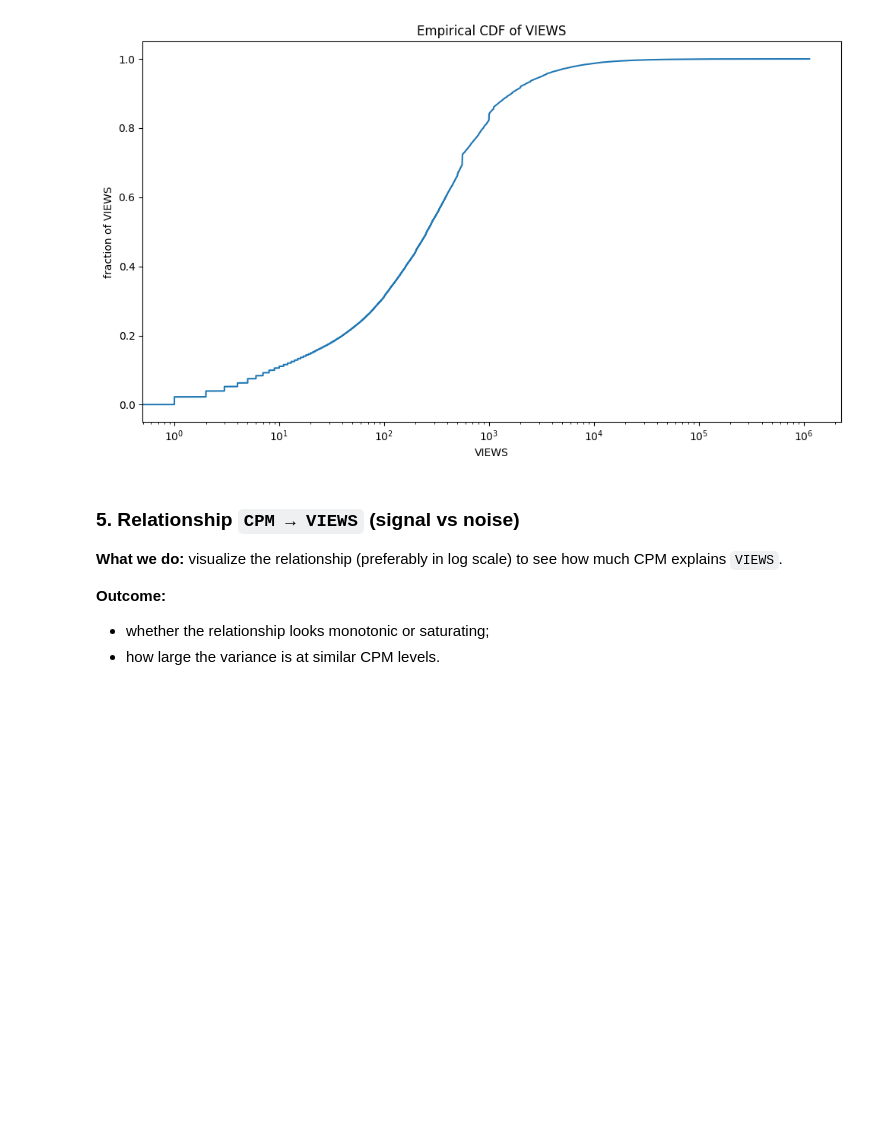
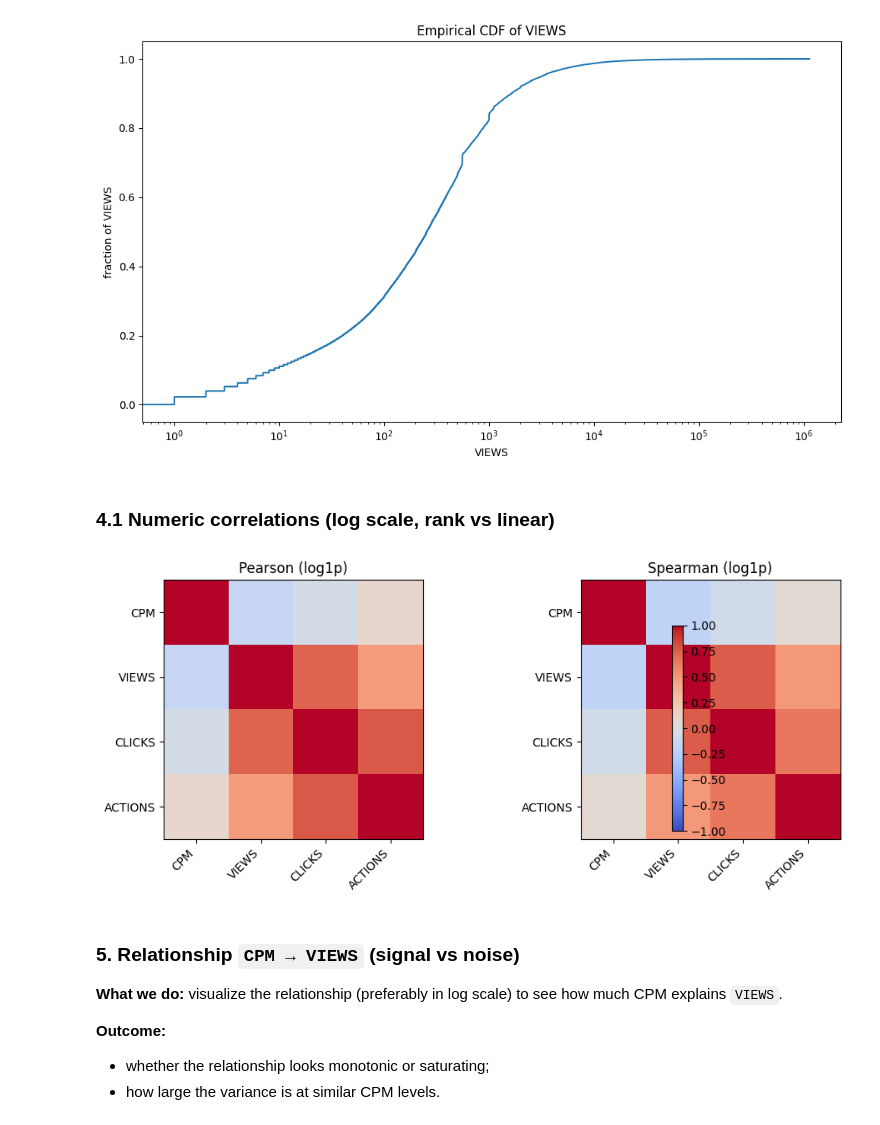
Before and after one commit to Karimkhab/telegram-ads-forecaster, a Jupyter notebook: notebook/EDA.ipynb, the cells around one changed output. Saved outputs shown, nothing was run; the diff lists cells and outputs as text; code cells hidden in the pictures; blank space fills up the shorter version.

Commit message:
experiment: check more correlations between features and got a better understanding of the data quality.

```diff
--- a/notebook/EDA.ipynb
+++ b/notebook/EDA.ipynb
@@ -24,7 +26,10 @@ from datetime import timedelta
 # %%
 # Load data
-path = "data/AllData.csv"
-df = pd.read_csv(path)
+notebook_dir = os.path.dirname(os.path.abspath("__file__"))
+sys.path.append('..')
+base_dir = os.path.abspath("..")  # Подняться на уровень выше из notebooks
+data_path = os.path.join(base_dir, "data", "AllData.csv")
+df = pd.read_csv(data_path)
 df.head() # viewing first 5 rows
 # %% [output]
 |  | AD_ID | CPM | VIEWS | CLICKS | ACTIONS | CHANNEL_NAME | DATE |
@@ -190,6 +195,34 @@ plt.tight_layout()
 plt.show()
 # %% [output]
 [figure]
+# %% [markdown]
+### 4.1 Numeric correlations (log scale, rank vs linear)
+# %%
+# Correlation overview on log scale to reduce heavy-tail effects
+num_cols = ["CPM", "VIEWS", "CLICKS", "ACTIONS"]
+num_log = np.log1p(df[num_cols])
+
+corr_pearson = num_log.corr(method="pearson")
+corr_spearman = num_log.corr(method="spearman")
+
+fig, axes = plt.subplots(1, 2, figsize=(10, 4))
+for ax, corr, title in zip(
+    axes,
+    [corr_pearson, corr_spearman],
+    ["Pearson (log1p)", "Spearman (log1p)"]
+):
+    im = ax.imshow(corr, vmin=-1, vmax=1, cmap="coolwarm")
+    ax.set_xticks(range(len(num_cols)))
+    ax.set_yticks(range(len(num_cols)))
+    ax.set_xticklabels(num_cols, rotation=45, ha="right")
+    ax.set_yticklabels(num_cols)
+    ax.set_title(title)
+
+fig.colorbar(im, ax=axes.ravel().tolist(), shrink=0.8)
+plt.tight_layout()
+plt.show()
+# %% [output]
+[figure, added]
 # %% [markdown]
 ### 5. Relationship `CPM → VIEWS` (signal vs noise)
 
```
Also changed, not shown: parts of 13 cells of this notebook.
